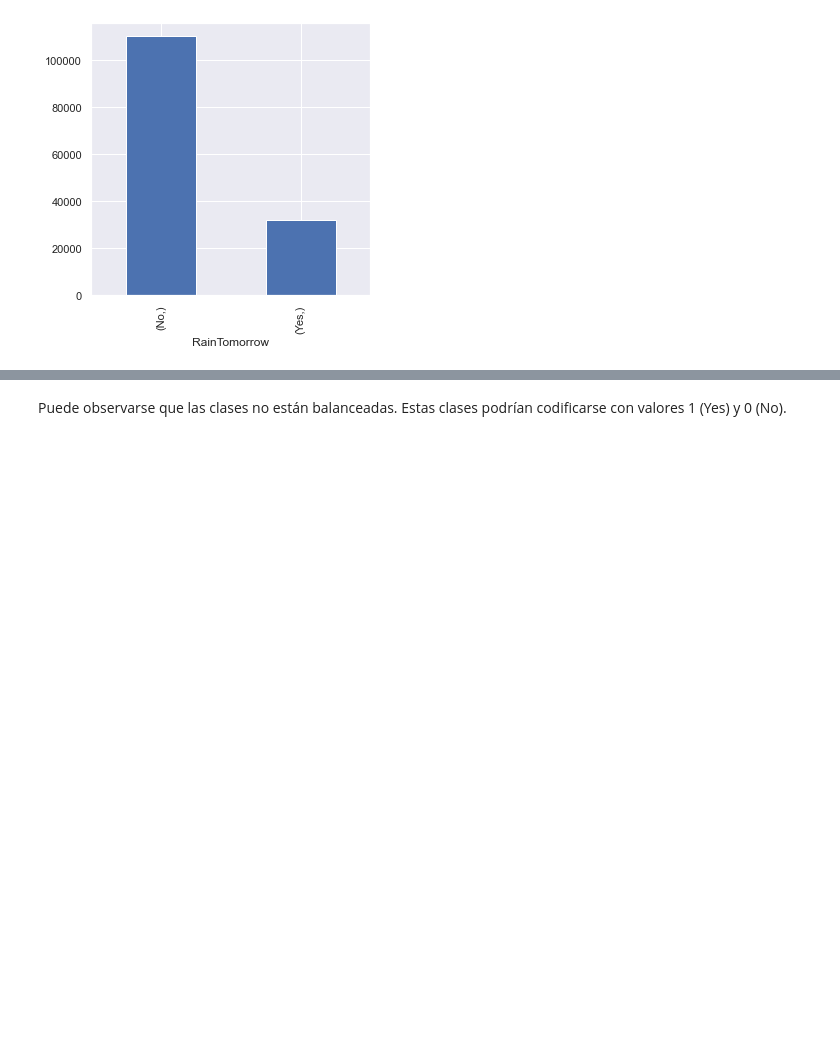
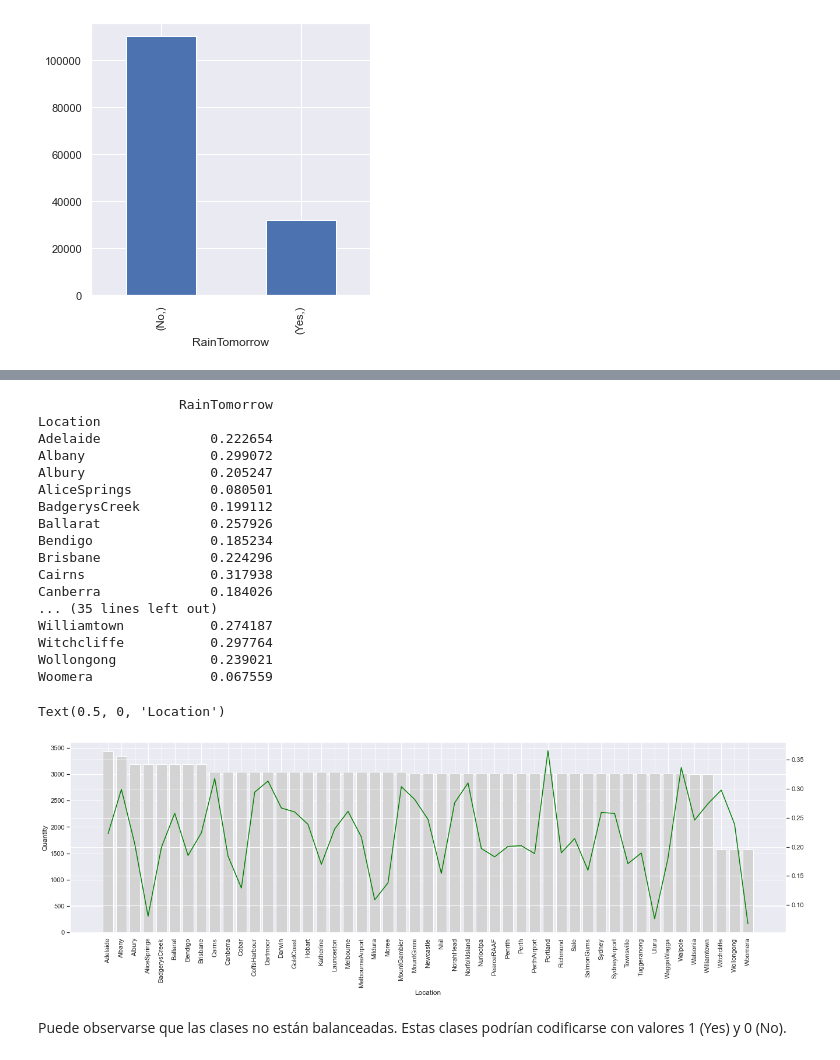
Before and after one commit to GonzaloRomeroR/CEIA, a Jupyter notebook: intro_ia/TP/TP.ipynb, the cells around one changed output, grey strips where cells are left out. Cells and saved outputs as stored; diff of their text form; code cells hidden in the pictures; blank space fills up the shorter version.

```diff
--- a/intro_ia/TP/TP.ipynb
+++ b/intro_ia/TP/TP.ipynb
@@ -253,3 +277,39 @@ Y.value_counts().plot(kind="bar", figsize=(5, 5))
+# %%
+# TODO hacer plots de lluvia dependiendo de su categoría.
+df = weather.copy()
+
+
+percentage = df[["Location", "RainTomorrow"]][df["RainTomorrow"]=="Yes"].groupby("Location").count() / df[["Location", "RainTomorrow"]].groupby("Location").count()
+
+print(percentage)
+fig, ax = plt.subplots(figsize=(22,6))
+plt.xticks(rotation='vertical')
+ax.bar(df["Location"].value_counts().index, df["Location"].value_counts(), color='lightgrey')
+ax2 = ax.twinx()
+ax2.plot(percentage.index, percentage, color='green')
+ax.set_ylabel('Quantity')
+ax.set_xlabel("Location")
+# ax2.set_ylabel('Percentage')
+# %% [output]
+                  RainTomorrow
+Location
+Adelaide              0.222654
+Albany                0.299072
+Albury                0.205247
+AliceSprings          0.080501
+BadgerysCreek         0.199112
+Ballarat              0.257926
+Bendigo               0.185234
+Brisbane              0.224296
+Cairns                0.317938
+Canberra              0.184026
+... (35 lines left out)
+Williamtown           0.274187
+Witchcliffe           0.297764
+Wollongong            0.239021
+Woomera               0.067559
+Text(0.5, 0, 'Location')
+[figure, added]
 # %% [markdown]
 Puede observarse que las clases no están balanceadas. Estas clases podrían codificarse con valores 1 (Yes) y 0 (No).
 # %% [markdown]
```
Also changed, not shown: parts of 7 cells of this notebook.
